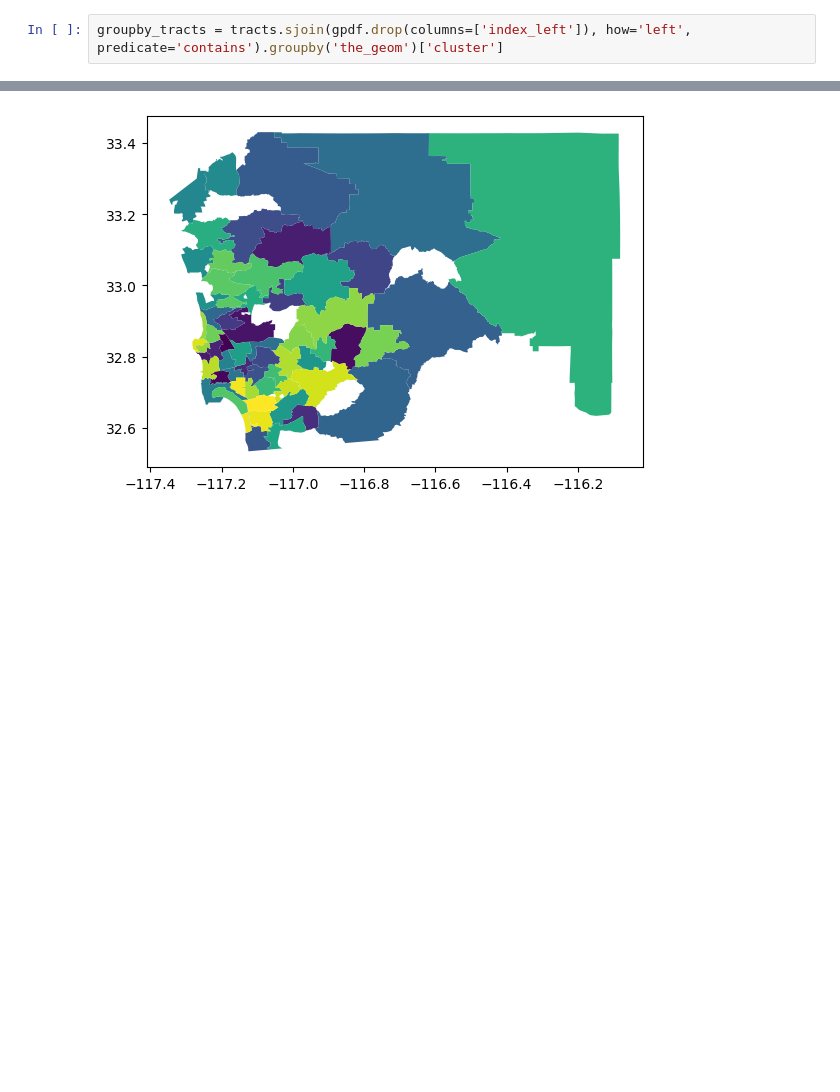
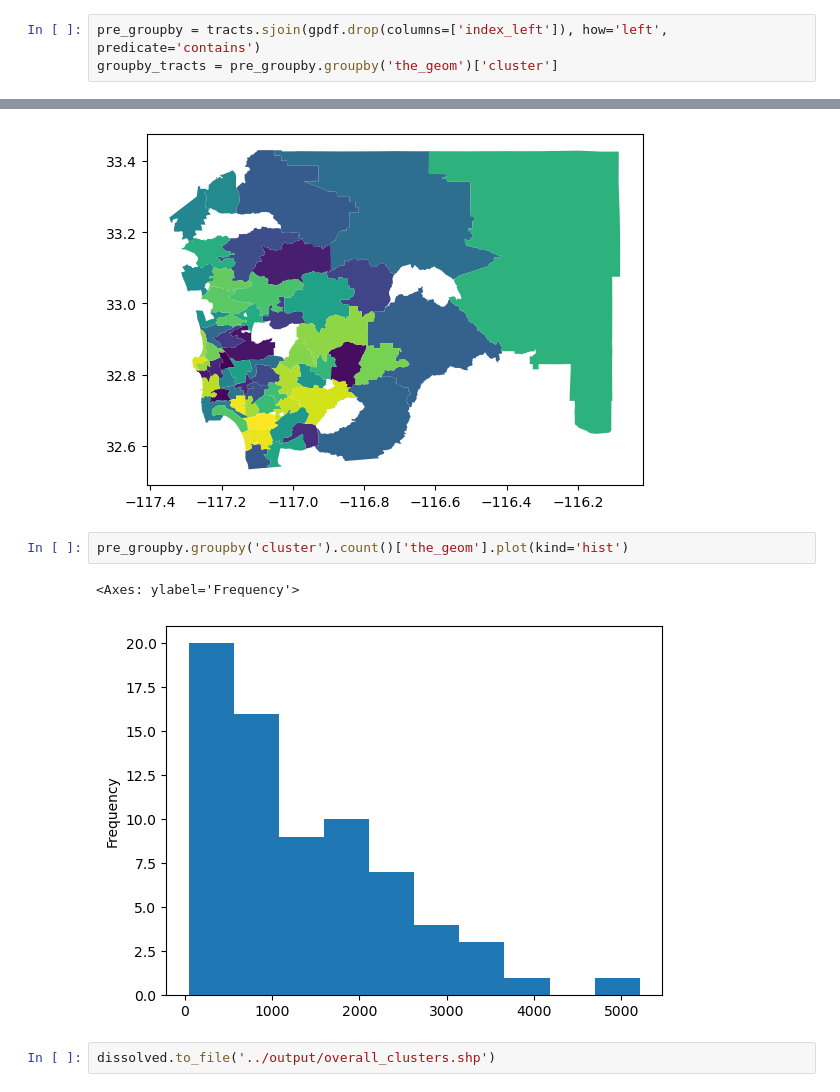
Before and after one commit to michaelmss/DSC180A-Activity-Centers, a Jupyter notebook: Notebooks/Hexbins.ipynb, the cells around one changed output, grey strips where cells are left out. Cells and saved outputs as stored; diff of their text form; blank space fills up the shorter version.

Commit message:
removed output from gitignore, ran notebook for output

```diff
--- a/Notebooks/Hexbins.ipynb
+++ b/Notebooks/Hexbins.ipynb
@@ -117,7 +133,8 @@ poly_df = full_merge.merge(df[['index_left','cluster']],how='left')
 geometry = poly_df['geometry'].apply(Point)
 gpdf = gpd.GeoDataFrame(poly_df, geometry=geometry)
 # %%
-groupby_tracts = tracts.sjoin(gpdf.drop(columns=['index_left']), how='left', predicate='contains').groupby('the_geom')['cluster']
+pre_groupby = tracts.sjoin(gpdf.drop(columns=['index_left']), how='left', predicate='contains')
+groupby_tracts = pre_groupby.groupby('the_geom')['cluster']
 # %% [output]
 Use `to_crs()` to reproject one of the input geometries to match the CRS of the other.
 
@@ -138,3 +155,10 @@ dissolved.plot(column='cluster')
 # %% [output]
 <Axes: >
 [figure]
+# %%
+pre_groupby.groupby('cluster').count()['the_geom'].plot(kind='hist')
+# %% [output]
+<Axes: ylabel='Frequency'>
+[figure, added]
+# %%
+dissolved.to_file('../output/overall_clusters.shp')
```
Also changed, not shown: parts of 1 cell of this notebook, 6 other files.
